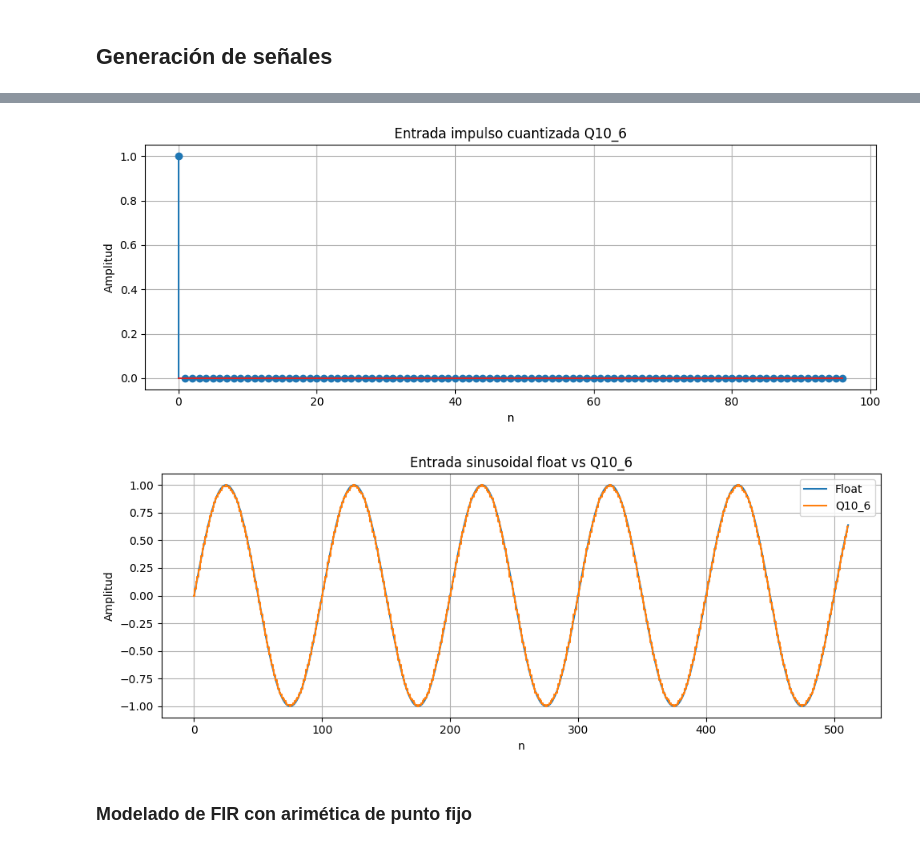
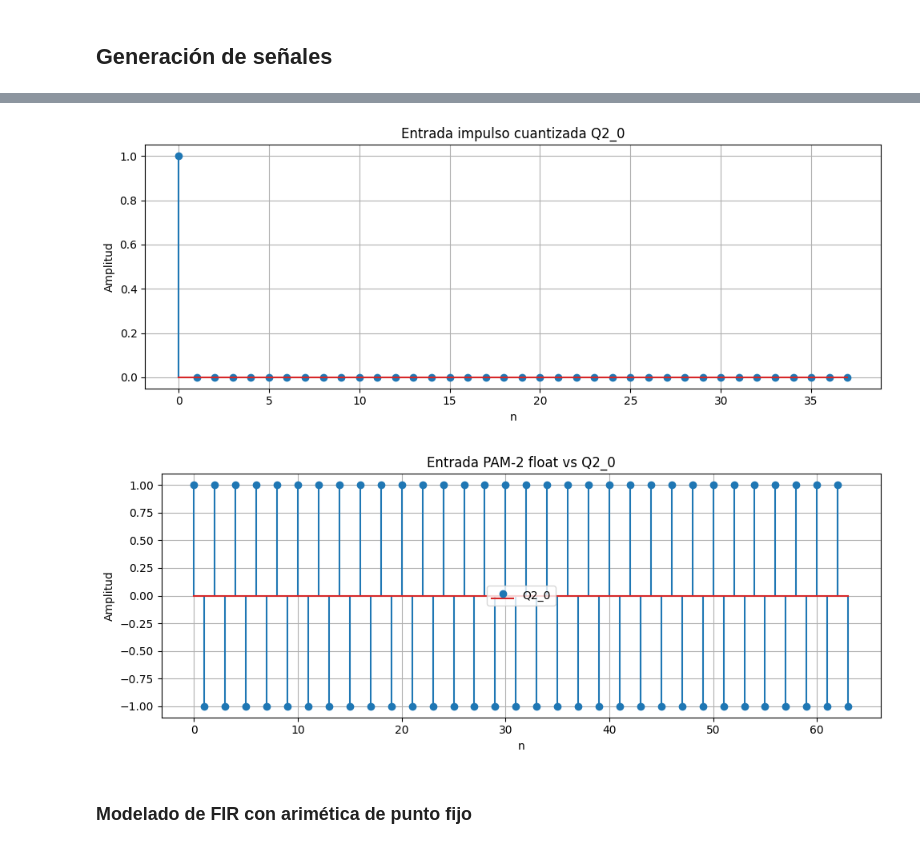
Before and after one commit to dlugano32/VLSI_2026, a Jupyter notebook: TP1_FIR_IIR/fir/rcosine_design.ipynb, the cells around one changed output, grey strips where cells are left out. Saved outputs shown, nothing was run; the diff lists cells and outputs as text; code cells hidden in the pictures.

```diff
--- a/TP1_FIR_IIR/fir/rcosine_design.ipynb
+++ b/TP1_FIR_IIR/fir/rcosine_design.ipynb
@@ -236,8 +236,8 @@ plt.show()
 # %%
 # Formatos fixed-point elegidos
 # Convención: Q(NB, NBF), signed, con NBI = NB - NBF incluyendo signo.
-NB_H  = 8
-NBF_H = 6
+NB_H  = 12
+NBF_H = 10
 
 ROUNDING = "trunc"
 OVERFLOW = "saturate"
@@ -415,7 +412,7 @@ if DO_EXPORT :
     #print(f"Exportado: {coeffs_q_float_path}")
 # %%
 # Señal de entrada: impulso unitario
-N_IMPULSE = len(h_int) + 32
+N_IMPULSE = len(h_int) * 2
 
 x_impulse = np.zeros(N_IMPULSE)
 x_impulse[0] = 1.0
@@ -436,54 +433,52 @@ if DO_EXPORT :
     print(f"Exportado: {impulse_hex_path}")
     #print(f"Exportado: {impulse_q_float_path}")
 # %%
-# Señal de entrada: sinusoide
-N_SINE = 512
-SINE_AMPLITUDE = 1
-SINE_FREQ = 0.01  # ciclos/muestra
+# Señal de entrada: PAM-2 alternada
+N_PAM2 = 64
+n_pam2 = np.arange(N_PAM2)
 
-n_sine = np.arange(N_SINE)
+# Secuencia +1, -1, +1, -1, ...
+x_pam2 = np.where(n_pam2 % 2 == 0, 1.0, -1.0)
 
-x_sine = SINE_AMPLITUDE * np.sin(2 * np.pi * SINE_FREQ * n_sine)
-
-x_sine_q, x_sine_int = fmt_i.quantize(
-    x_sine,
+x_pam2_q, x_pam2_int = fmt_i.quantize(
+    x_pam2,
     rounding=ROUNDING,
     overflow=OVERFLOW
 )
 
-sine_hex_path = EXPORT_DIR / f"sine_input_{INPUT_TAG}.hex"
-sine_q_float_path = EXPORT_DIR / f"sine_input_{INPUT_TAG}_float_reference.txt"
+pam2_hex_path = EXPORT_DIR / f"pam2_input_{INPUT_TAG}.hex"
+pam2_q_float_path = EXPORT_DIR / f"pam2_input_{INPUT_TAG}_float_reference.txt"
 
-if DO_EXPORT :
-    export_hex(sine_hex_path, x_sine_int, fmt_i)
-    #export_float(sine_q_float_path, x_sine_q)
+if DO_EXPORT:
+    export_hex(pam2_hex_path, x_pam2_int, fmt_i)
+    # export_float(pam2_q_float_path, x_pam2_q)
 
-    print(f"Exportado: {sine_hex_path}")
-    #print(f"Exportado: {sine_q_float_path}")
+    print(f"Exportado: {pam2_hex_path}")
+    # print(f"Exportado: {pam2_q_float_path}")
 # %%
 # Visualización de las señales de entrada exportadas
+
 plt.figure(figsize=(10, 4))
 plt.stem(x_impulse_q)
 plt.grid(True)
 plt.xlabel("n")
 plt.ylabel("Amplitud")
 plt.title(f"Entrada impulso cuantizada {INPUT_TAG}")
 plt.tight_layout()
 plt.show()
 
 plt.figure(figsize=(10, 4))
-plt.plot(x_sine, label="Float")
-plt.step(n_sine, x_sine_q, where="mid", label=INPUT_TAG)
+plt.stem(n_pam2, x_pam2_q,  label=INPUT_TAG)
 plt.grid(True)
 plt.xlabel("n")
 plt.ylabel("Amplitud")
-plt.title(f"Entrada sinusoidal float vs {INPUT_TAG}")
+plt.title(f"Entrada PAM-2 float vs {INPUT_TAG}")
 plt.legend()
 plt.tight_layout()
 plt.show()
 # %% [output]
-[figure, old version]
+[figure, new version]
-[figure, old version]
+[figure, new version]
 # %% [markdown]
 ### Modelado de FIR con arimética de punto fijo
 # %%
```
Also changed, not shown: parts of 15 cells of this notebook, 3 other files.
